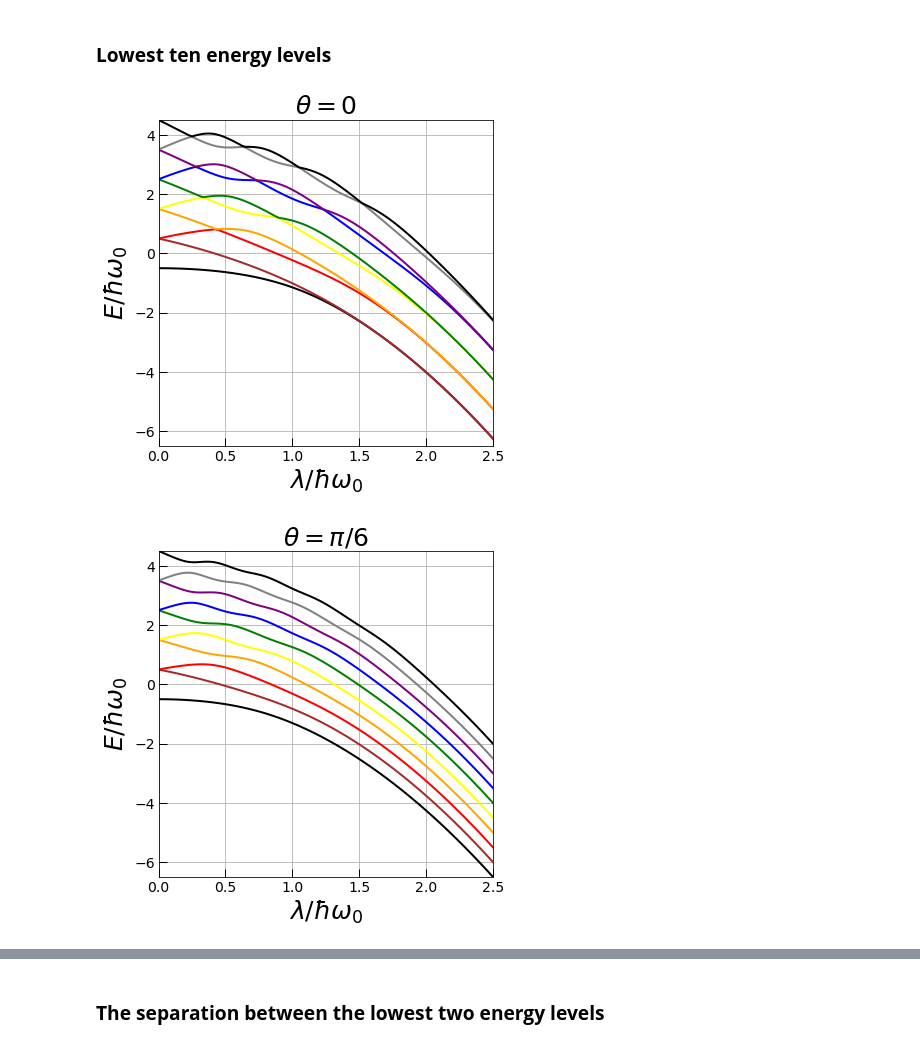
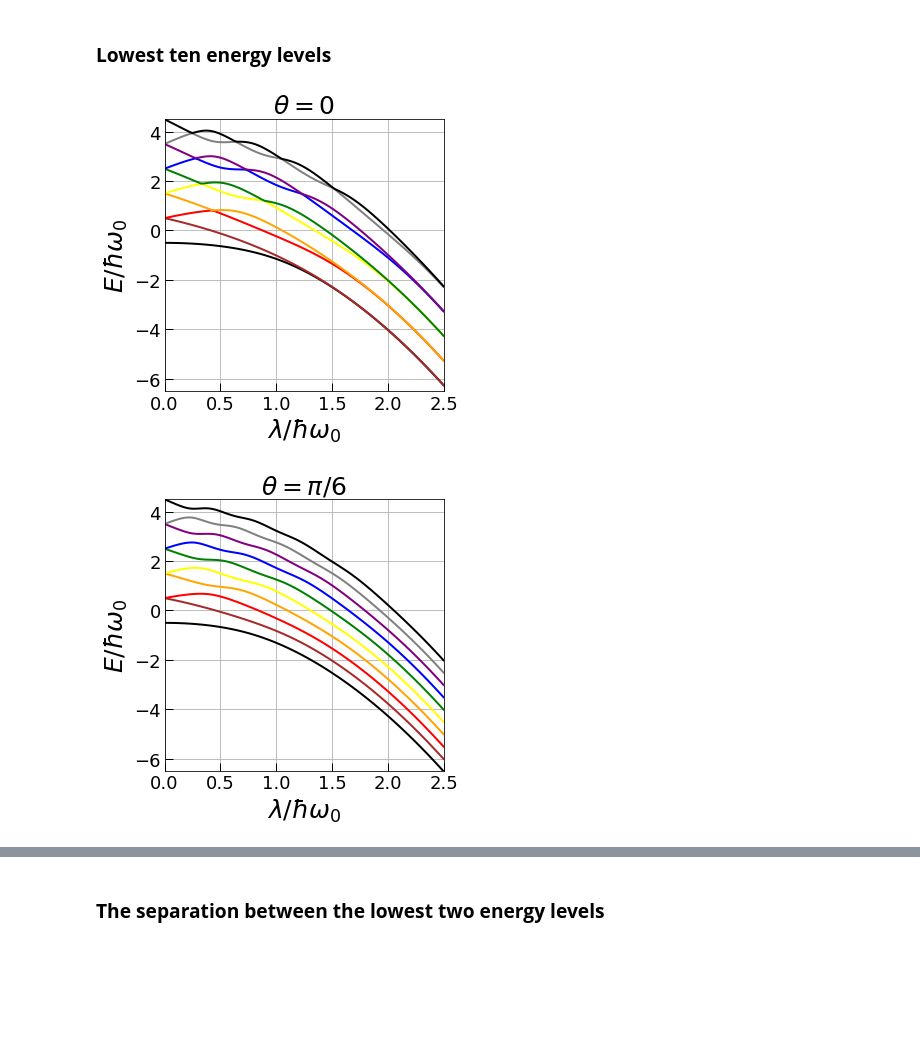
Before and after one commit to mukhamadazistholib/QubitOsc, a Jupyter notebook: fracEoEq_1.ipynb, the cells around one changed output, grey strips where cells are left out. Saved outputs shown, nothing was run; the diff lists cells and outputs as text; code cells hidden in the pictures; blank space fills up the shorter version.

```diff
--- a/fracEoEq_1.ipynb
+++ b/fracEoEq_1.ipynb
@@ -118,7 +118,7 @@ for i in range(0,10):
 # %%
 # Memplot nilai energi
 # Plot variasi theta = 0
-fig, axes = plt.subplots(1, 1, sharex=True, figsize=(6, 6))
+fig, axes = plt.subplots(1, 1, sharex=True, figsize=(5, 5))
 
 b = ['black', 'brown', 'red','orange', 'yellow', 'green', 'blue', 'purple', 'grey',  'black']
 for a in range (0,10):
@@ -130,40 +130,40 @@ axes.set_title(r"$\theta = 0$", fontsize=25)
 axes.set_ylabel(r"$E / \hbar\omega_{0}$", fontsize=25)
 axes.set_xlabel(r"$\lambda / \hbar\omega_{0}$", fontsize=25)
 axes.grid()
-axes.tick_params(axis="x", direction="in", length=8, width=1, labelsize=14)
-axes.tick_params(axis="y", direction="in", length=8, width=1, labelsize=14)
+axes.tick_params(axis="x", direction="in", length=8, width=1, labelsize=18)
+axes.tick_params(axis="y", direction="in", length=8, width=1, labelsize=18)
 
 # Plot variasi theta = pi/6
-fig, axes = plt.subplots(1, 1, sharex=True, figsize=(6, 6))
+fig, axes = plt.subplots(1, 1, sharex=True, figsize=(5, 5))
 
 b = ['black', 'brown', 'red','orange', 'yellow', 'green', 'blue', 'purple', 'grey',  'black']
 for a in range (0,10):
     axes.plot(g_list/(2*np.pi), E_level2[a], b[a], linewidth=2)
     a += 1
 
 axes.set(xlim=(0, 2.5), ylim=(-6.5, 4.5))
 axes.set_title(r"$\theta = \pi/6$", fontsize=25)
 axes.set_ylabel(r"$E / \hbar\omega_{0}$", fontsize=25)
 axes.set_xlabel(r"$\lambda / \hbar\omega_{0}$", fontsize=25)
 axes.grid()
-axes.tick_params(axis="x", direction="in", length=8, width=1, labelsize=14)
-axes.tick_params(axis="y", direction="in", length=8, width=1, labelsize=14)
+axes.tick_params(axis="x", direction="in", length=8, width=1, labelsize=18)
+axes.tick_params(axis="y", direction="in", length=8, width=1, labelsize=18)
 
 # Plot variasi theta = pi/3
-fig, axes = plt.subplots(1, 1, sharex=True, figsize=(6, 6))
+fig, axes = plt.subplots(1, 1, sharex=True, figsize=(5, 5))
 
 b = ['black', 'brown', 'red','orange', 'yellow', 'green', 'blue', 'purple', 'grey',  'black']
 for a in range (0,10):
     axes.plot(g_list/(2*np.pi), E_level3[a], b[a], linewidth=2)
     a += 1
 
 axes.set(xlim=(0, 2.5), ylim=(-6.5, 4.5))
 axes.set_title(r"$\theta = \pi/3$", fontsize=25)
 axes.set_ylabel(r"$E / \hbar\omega_{0}$", fontsize=25)
 axes.set_xlabel(r"$\lambda / \hbar\omega_{0}$", fontsize=25)
 axes.grid('green')
-axes.tick_params(axis="x", direction="in", length=8, width=1, labelsize=14)
-axes.tick_params(axis="y", direction="in", length=8, width=1, labelsize=14)
+axes.tick_params(axis="x", direction="in", length=8, width=1, labelsize=18)
+axes.tick_params(axis="y", direction="in", length=8, width=1, labelsize=18)
 # %% [output]
-[figure, old version]
+[figure, new version]
-[figure, old version]
+[figure, new version]
```
Also changed, not shown: parts of 3 cells of this notebook, 4 other files.
